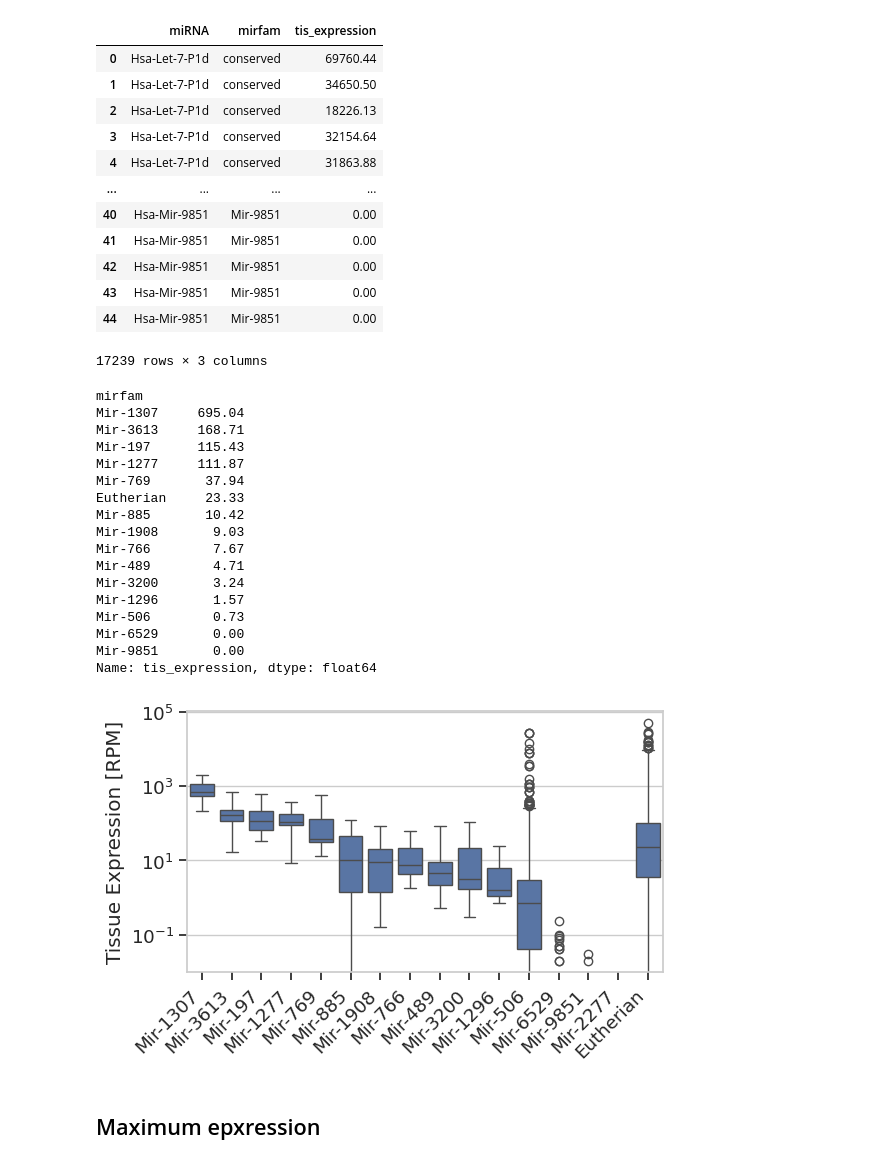
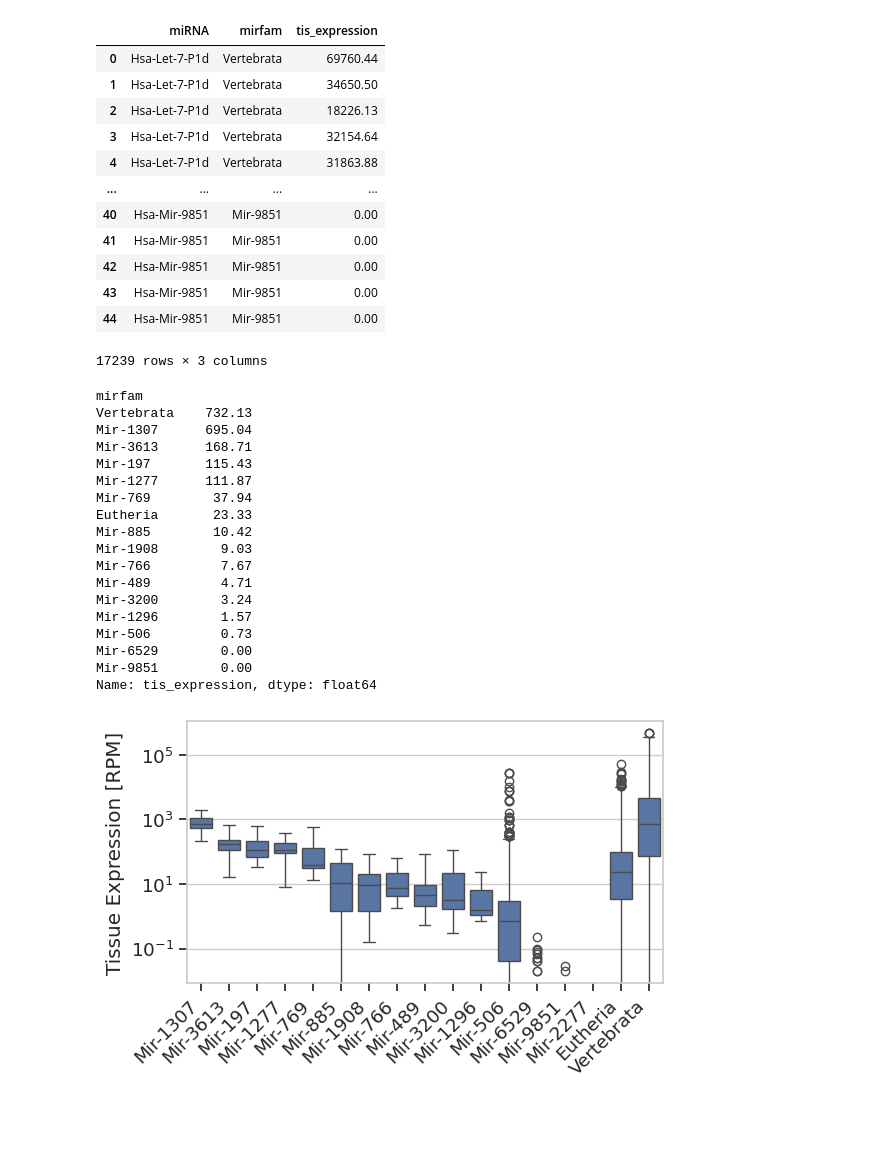
Before and after one commit to felixlangschied/rodent_loss, a Jupyter notebook: analyses/mirna_expression/notebooks/mirgenedb21_expression.ipynb, the cells around one changed output. Saved outputs shown, nothing was run; the diff lists cells and outputs as text; code cells hidden in the pictures; blank space fills up the shorter version.

Commit message:
added vertebrate to mirna expression background

```diff
--- a/analyses/mirna_expression/notebooks/mirgenedb21_expression.ipynb
+++ b/analyses/mirna_expression/notebooks/mirgenedb21_expression.ipynb
@@ -45,9 +45,9 @@ def lossfam_expression(exppath, lf, m, old):
             if mirfam in lf:
                 mirfam = mirfam
             elif mirfam in old:
-                mirfam = 'conserved'
+                mirfam = 'Vertebrata'
             elif mirfam in m:
-                mirfam = 'Eutherian'
+                mirfam = 'Eutheria'
             else:
                 continue
 
@@ -95,11 +95,11 @@ display(df)
 display(df)
 # %% [output]
 |  | miRNA | mirfam | tis_expression |
-| 0 | Hsa-Let-7-P1d | conserved | 69760.44 |
-| 1 | Hsa-Let-7-P1d | conserved | 34650.50 |
-| 2 | Hsa-Let-7-P1d | conserved | 18226.13 |
-| 3 | Hsa-Let-7-P1d | conserved | 32154.64 |
-| 4 | Hsa-Let-7-P1d | conserved | 31863.88 |
+| 0 | Hsa-Let-7-P1d | Vertebrata | 69760.44 |
+| 1 | Hsa-Let-7-P1d | Vertebrata | 34650.50 |
+| 2 | Hsa-Let-7-P1d | Vertebrata | 18226.13 |
+| 3 | Hsa-Let-7-P1d | Vertebrata | 32154.64 |
+| 4 | Hsa-Let-7-P1d | Vertebrata | 31863.88 |
 | ... | ... | ... | ... |
 | 40 | Hsa-Mir-9851 | Mir-9851 | 0.00 |
 | 41 | Hsa-Mir-9851 | Mir-9851 | 0.00 |
@@ -108,26 +108,27 @@ display(df)
 | 44 | Hsa-Mir-9851 | Mir-9851 | 0.00 |
 17239 rows × 3 columns
 # %%
-visdf = df[df.mirfam != 'conserved']
-median_per_category = visdf.groupby('mirfam')['tis_expression'].median().sort_values(ascending=False)
+# visdf = df[df.mirfam != 'conserved']
+median_per_category = df.groupby('mirfam')['tis_expression'].median().sort_values(ascending=False)
 display(median_per_category)
 # %% [output]
 mirfam
-Mir-1307     695.04
-Mir-3613     168.71
-Mir-197      115.43
-Mir-1277     111.87
-Mir-769       37.94
-Eutherian     23.33
-Mir-885       10.42
-Mir-1908       9.03
-Mir-766        7.67
-Mir-489        4.71
-Mir-3200       3.24
-Mir-1296       1.57
-Mir-506        0.73
-Mir-6529       0.00
-Mir-9851       0.00
+Vertebrata    732.13
+Mir-1307      695.04
+Mir-3613      168.71
+Mir-197       115.43
+Mir-1277      111.87
+Mir-769        37.94
+Eutheria       23.33
+Mir-885        10.42
+Mir-1908        9.03
+Mir-766         7.67
+Mir-489         4.71
+Mir-3200        3.24
+Mir-1296        1.57
+Mir-506         0.73
+Mir-6529        0.00
+Mir-9851        0.00
 Name: tis_expression, dtype: float64
 # %%
 mammalmed = df['tis_expression'][df['mirfam'] == 'Eutherian'].mean()
@@ -140,35 +141,34 @@ norder = [
     'Mir-197',
     'Mir-1277',
     'Mir-769',
     'Mir-885',
     'Mir-1908',
     'Mir-766',
     'Mir-489',
     'Mir-3200',
     'Mir-1296',
     'Mir-506',
     'Mir-6529',
     'Mir-9851',
     'Mir-2277',
-    'Eutherian',
+    'Eutheria',
+    'Vertebrata'
 ]
 
 sns.set(rc={'figure.figsize':(6,4), 'ytick.left': True, 'xtick.bottom': True}, font_scale = 1.2, style='whitegrid')
 #sns.boxplot(data=df, x='mirfam', y='tis_expression', hue='type', dodge=False, hue_order=['unconfirmed', 'confirmed'], order=norder)
-sns.boxplot(data=visdf, x='mirfam', y='tis_expression', order=norder, color=cmap[0], whis=100)
+sns.boxplot(data=df, x='mirfam', y='tis_expression', order=norder, color=cmap[0], whis=100)
 #plt.axhline(y=mammalmed, color='dimgrey', linestyle=':')
 # plt.axhline(y=oldmed, color='dimgrey', linestyle='--')
 
 plt.xticks(rotation=45, ha='right')
 plt.xlabel('')
 plt.ylabel('Tissue Expression [RPM]')
 # plt.ylim([0, 2000])
 plt.yscale('log')
 
 plt.tight_layout()
 plt.savefig(f'{PROJECTDIR}/publication/revision/mirgene_boxplot_rodlosfams.pdf')
 plt.show()
 # %% [output]
-[figure, old version]
+[figure, new version]
-# %% [markdown]
-## Maximum epxression
```
Also changed, not shown: parts of 4 cells of this notebook, 3 other files.
